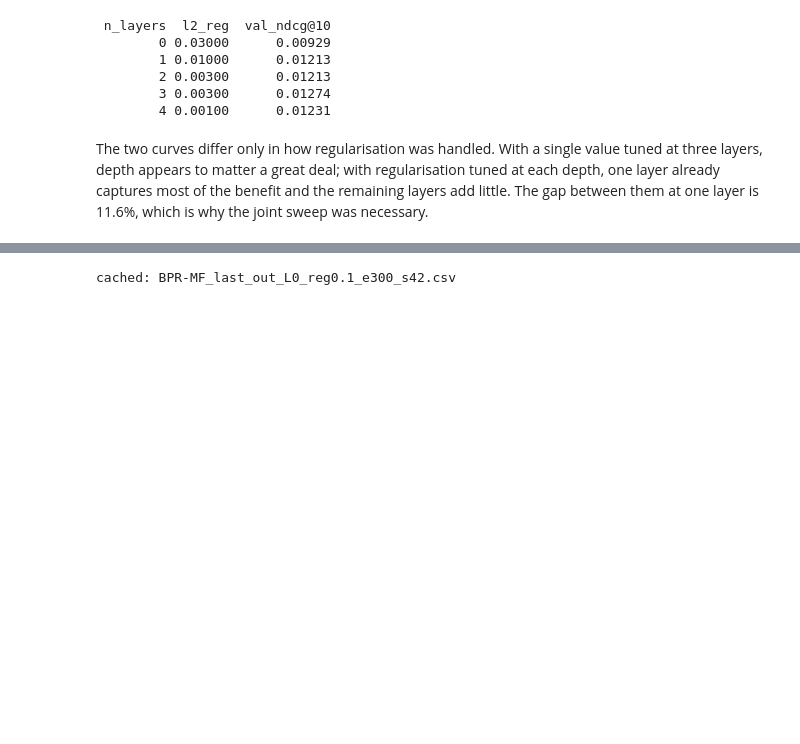
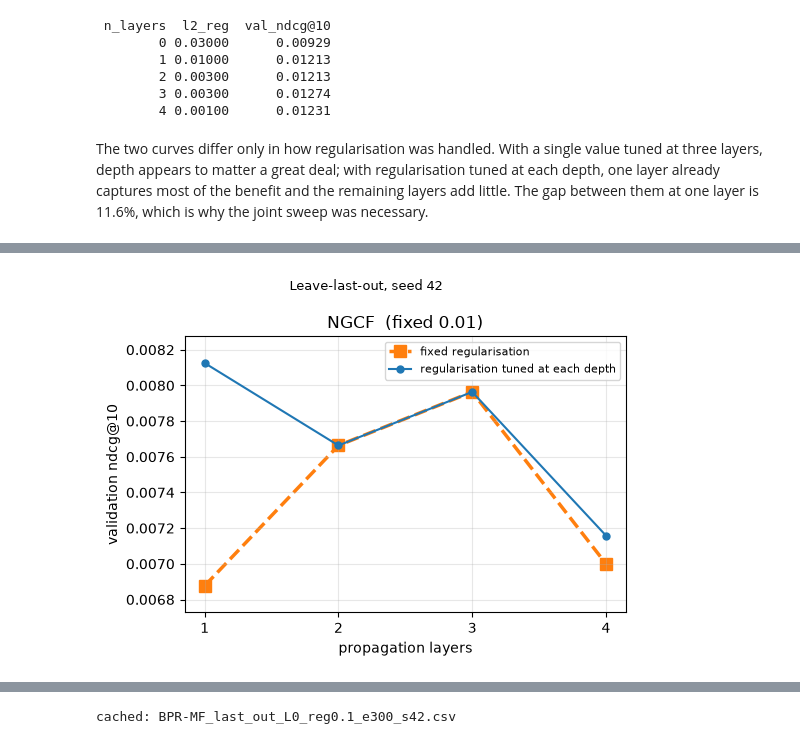
Before and after one commit to ErjonXhani/gnn-recommender-dissertation, a Jupyter notebook: notebooks/10_hyperparameter_tuning.ipynb, the cells around one changed output, grey strips where cells are left out. Drawn from its saved outputs; the diff is of its cells as text; code cells hidden in the pictures; blank space fills up the shorter version.

```diff
--- a/notebooks/10_hyperparameter_tuning.ipynb
+++ b/notebooks/10_hyperparameter_tuning.ipynb
@@ -1159,0 +1215,12 @@ plt.show()
+# %%
+# NGCF depth curve alone
+
+fig, ax = plt.subplots(figsize=(5.5, 4))
+plot_depth(ax, "NGCF", legend=True)
+ax.set_ylabel("validation ndcg@10")
+fig.suptitle("Leave-last-out, seed 42", fontsize=9)
+fig.tight_layout()
+fig.savefig(FIGURES_DIR / "10_depth_ngcf.png", dpi=200, bbox_inches="tight")
+plt.show()
+# %% [output]
+[figure, added]
```
Also changed, not shown: parts of 5 cells of this notebook, 10 other files.
